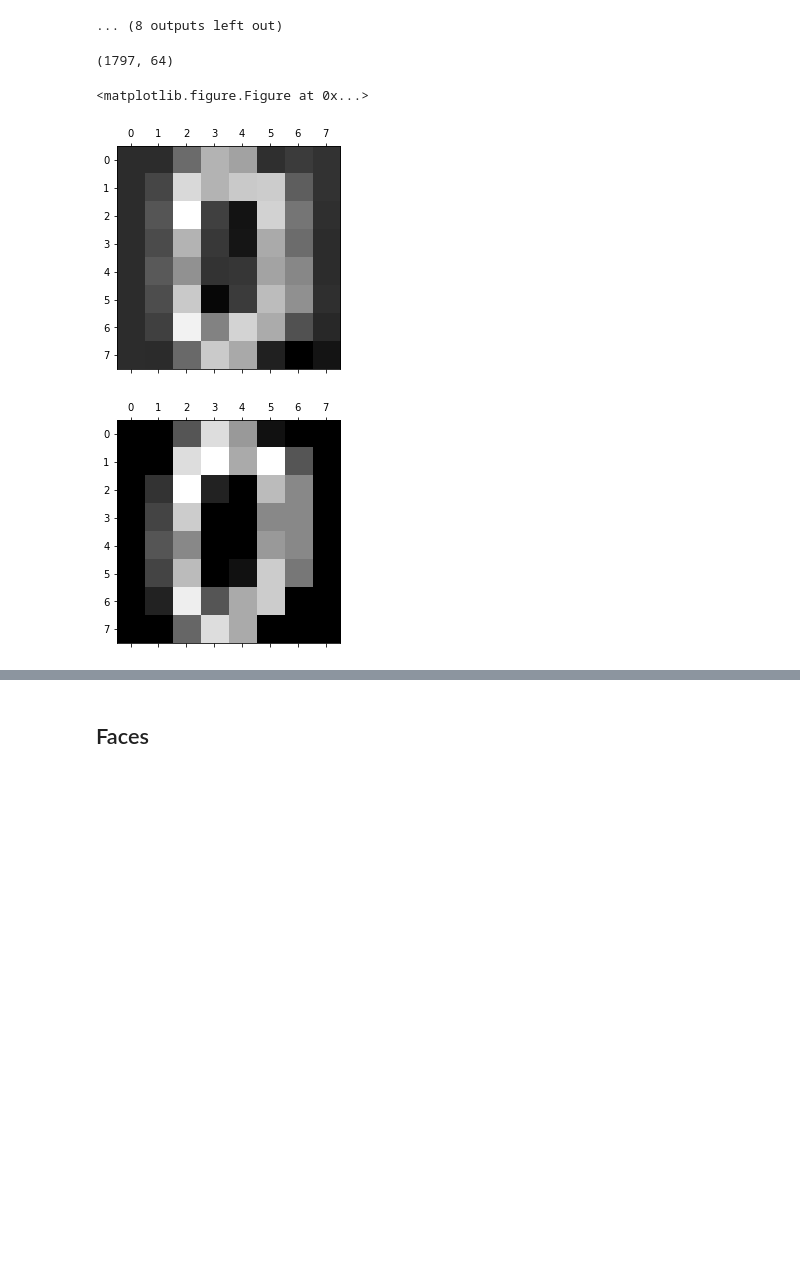
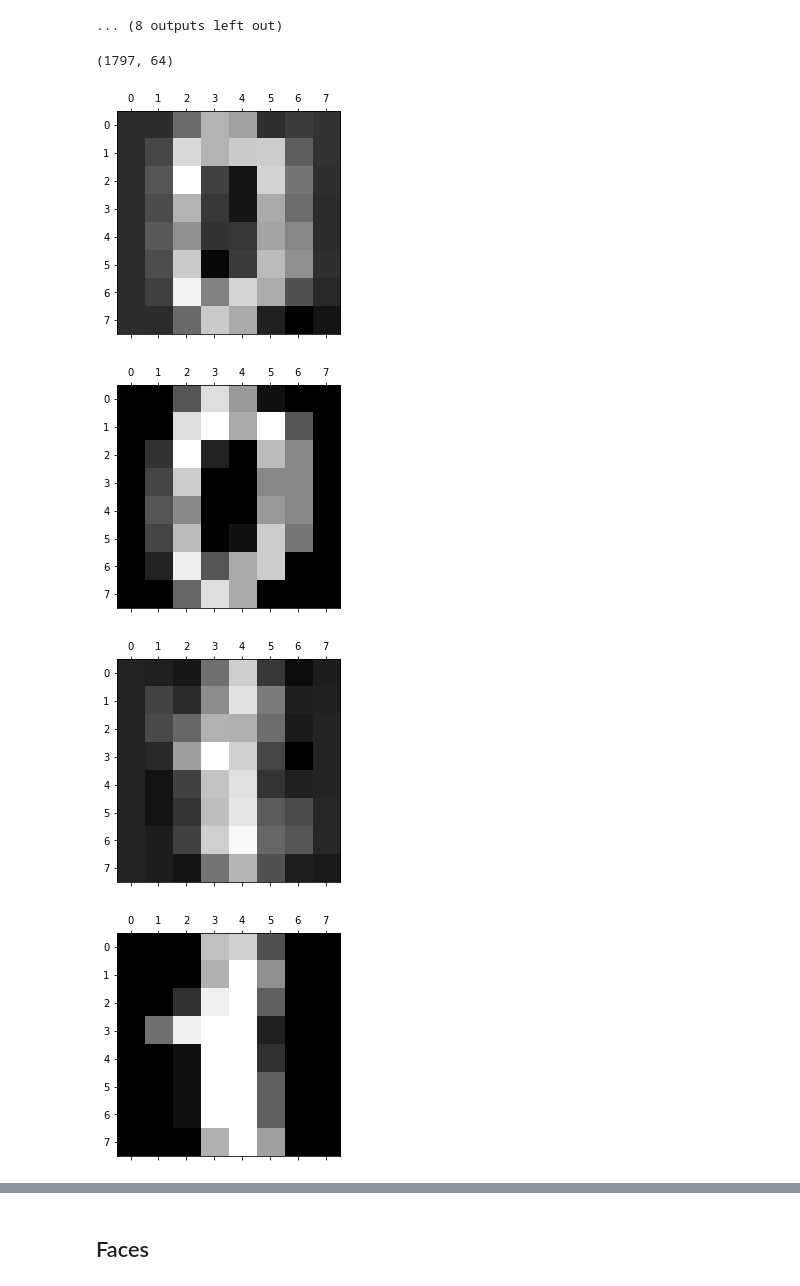
Before and after one commit to denistarasov/summer-practice-2017, a Jupyter notebook: PrincipalComponentAnalysisInExercises.ipynb, the cells around one changed output, grey strips where cells are left out. Cells and saved outputs as stored; diff of their text form; code cells hidden in the pictures; blank space fills up the shorter version.

```diff
--- a/PrincipalComponentAnalysisInExercises.ipynb
+++ b/PrincipalComponentAnalysisInExercises.ipynb
@@ -549,31 +549,33 @@ for v in eigen_vectors[-5:]:
 # %%
 ## EXERCISE 8
 # Find coordinates of sample points in the eigen basis
 # Plot projections of test airfoil on the different dimensions
 # plt.plot(ref_points, ..., label = 'projection on ...first components')
 
 
 # SOLUTION
 old_data = data
 
 # data = np.vstack((data, test))
 
 # Find coordinates of sample points in the eigen basis
 tail_of_zeroes = np.zeros((data.shape[0], data.shape[1] - 20))
 new_coords = np.hstack((np.dot(data, eigen_vectors[:20].T), tail_of_zeroes)) # fulfill rest of array with zeros
 print(new_coords.shape)
 
 # Plot projections of test airfoil on the different dimensions
 projection = np.dot(new_coords, np.linalg.inv(eigen_vectors).T)
-plt.gray()
-plt.matshow(projection[0].reshape(8, 8))
-plt.show()
-plt.matshow(data[0].reshape(8, 8))
+for i in range(5):
+    plt.matshow(projection[i].reshape(8, 8))
+    plt.show()
+    plt.matshow(data[i].reshape(8, 8))
+    plt.show()
 
 data = old_data
 # EXERCISE END
 # %% [output]
 (1797, 64)
-<matplotlib.figure.Figure at 0x...>
 [figure]
 [figure]
+[figure, added]
+[figure, added]
```
Also changed, not shown: parts of 7 cells of this notebook.
